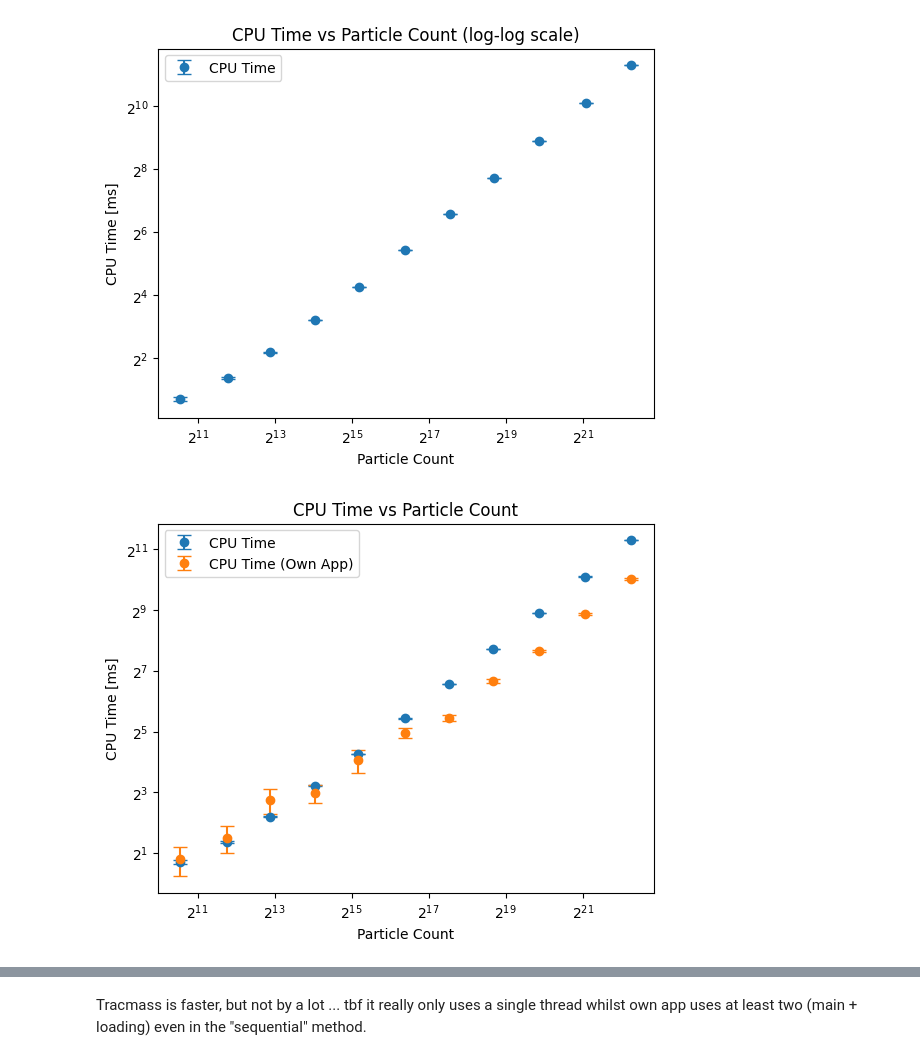
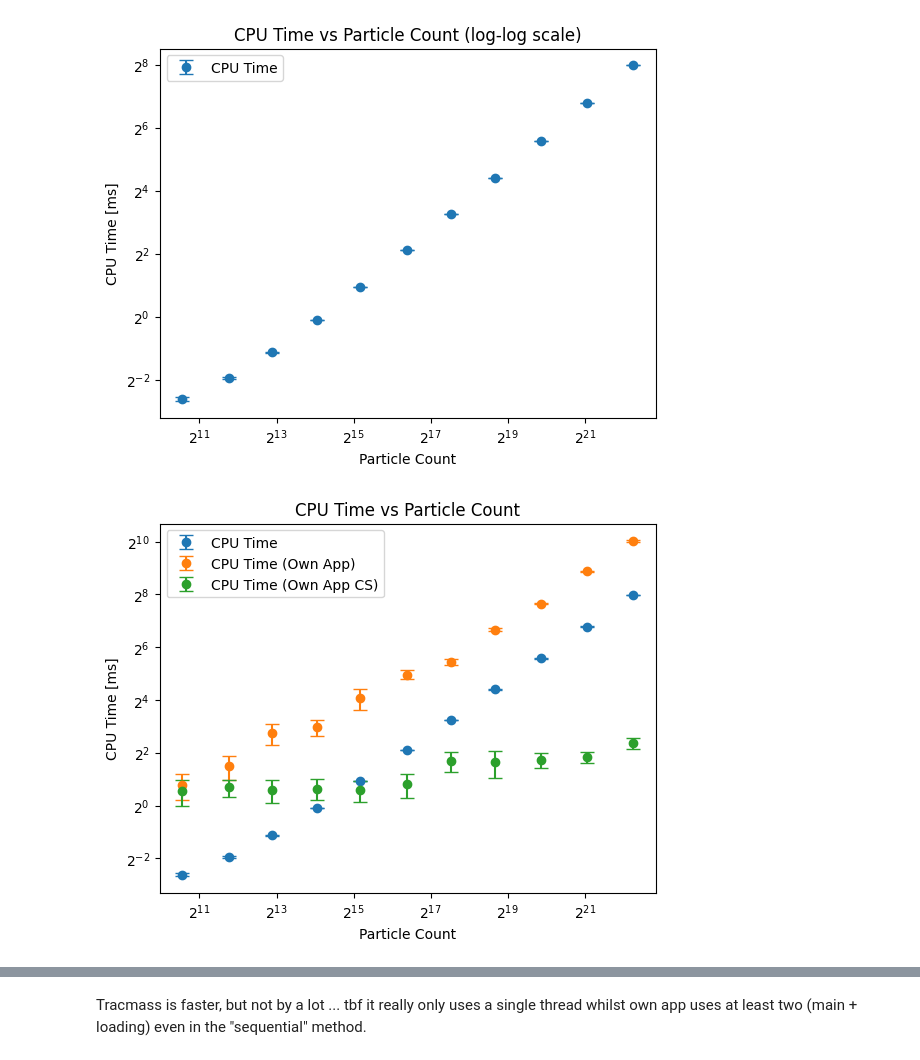
Before and after one commit to MartinOpat/Tracmass, a Jupyter notebook: process_data.ipynb, the cells around one changed output, grey strips where cells are left out. Drawn from its saved outputs; the diff is of its cells as text; code cells hidden in the pictures.

Commit message:
Figured out tracmass timesteps count and fixed plots

```diff
--- a/process_data.ipynb
+++ b/process_data.ipynb
@@ -40,7 +40,7 @@ for i in ["_29", "_30", "_31", "_32", "_33", "_34", "_35", "_36", "_37", "_38",
         wall_clock_time = [time_to_seconds(lines[5].split()[-1]), time_to_seconds(lines[29].split()[-1]), time_to_seconds(lines[53].split()[-1])]
 
         # Divide by 25 == number of total steps == intrun*iter
-        num_steps = 1676  # Then again, it appears to be constant
+        num_steps = 1676*10  # Then again, it appears to be constant
 
         # More precisely get the number of steps from the file
         # num_steps = int(lines[-1].split()[-1])
@@ -77,8 +77,16 @@ own_particle_counts = data["pc"]
 own_cpu_times = data["cpu"]
 own_cpu_times_err = data["err"]
 
+cs_data = pd.read_csv("own_cs_cpu.csv", delimiter=" ")
+own_cs_particle_counts = cs_data["pc"]
+own_cs_cpu_times = cs_data["cpu"]
+own_cs_cpu_times_err = cs_data["err"]
+
+
 plt.errorbar(particle_counts, cpu_times, cpu_times_err, label="CPU Time", fmt='o', capsize=5)
 plt.errorbar(own_particle_counts, own_cpu_times, own_cpu_times_err, label="CPU Time (Own App)", fmt='o', capsize=5)
+plt.errorbar(own_cs_particle_counts, own_cs_cpu_times, own_cs_cpu_times_err, label="CPU Time (Own App CS)", fmt='o', capsize=5)
+
 plt.xscale("log", base=2)
 plt.yscale("log", base=2)
 plt.xlabel("Particle Count")
@@ -91,5 +99,5 @@ plt.show()
-[figure, old version]
+[figure, new version]
-[figure, old version]
+[figure, new version]
 # %%
 # Wall clock time vs particle count
 plt.errorbar(particle_counts, wall_clock_times, wall_clock_times_err, label="Wall Clock Time", fmt='o', capsize=5)
```
Also changed, not shown: parts of 2 cells of this notebook, 4 other files.
